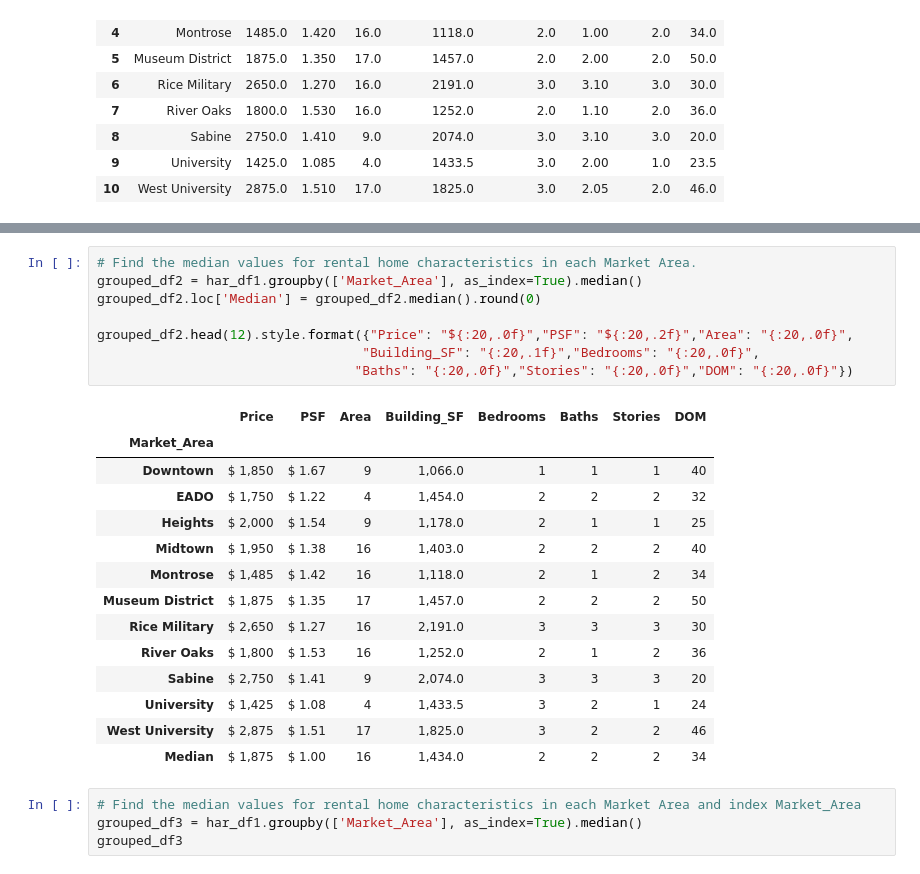
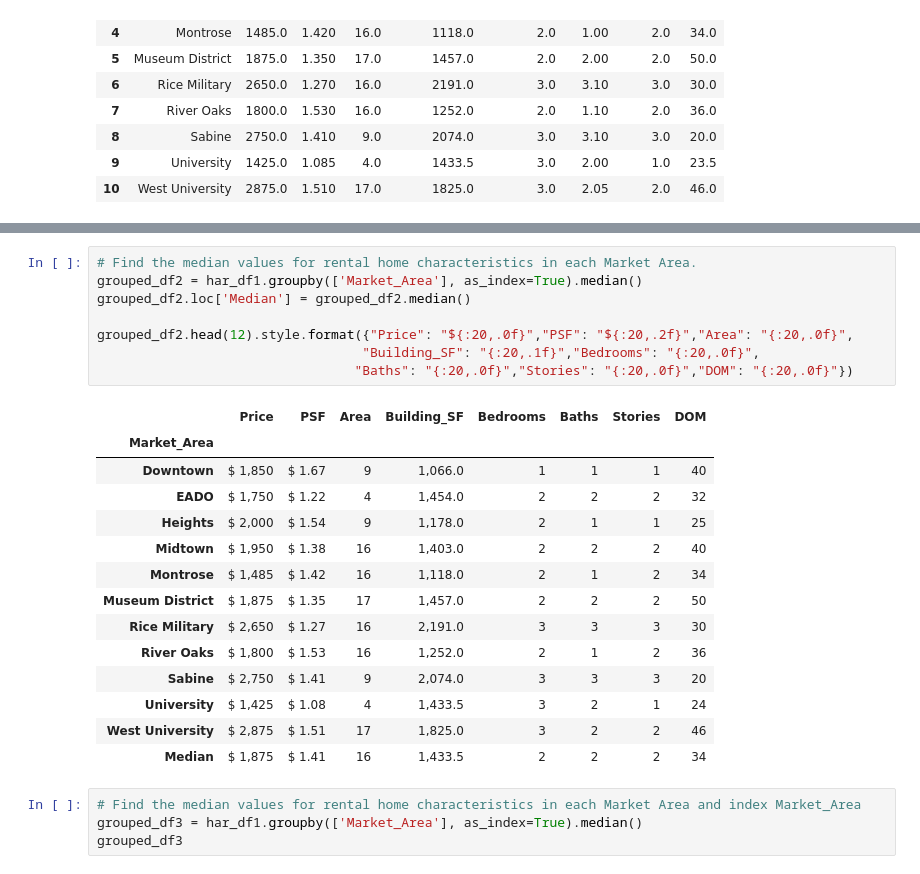
Before and after one commit to danawoodruff/Web-Design-Challenge, a Jupyter notebook: Jupyter.ipynb, the cells around one changed output, grey strips where cells are left out. Cells and saved outputs as stored; diff of their text form.

```diff
--- a/Jupyter.ipynb
+++ b/Jupyter.ipynb
@@ -802,26 +806,26 @@ plt.show(block=True)
 # %%
 # Find the median values for rental home characteristics in each Market Area.
 grouped_df2 = har_df1.groupby(['Market_Area'], as_index=True).median()
-grouped_df2.loc['Median'] = grouped_df2.median().round(0)
+grouped_df2.loc['Median'] = grouped_df2.median()
 
 grouped_df2.head(12).style.format({"Price": "${:20,.0f}","PSF": "${:20,.2f}","Area": "{:20,.0f}",
                                   "Building_SF": "{:20,.1f}","Bedrooms": "{:20,.0f}",
                                  "Baths": "{:20,.0f}","Stories": "{:20,.0f}","DOM": "{:20,.0f}"})
 # %% [output]
 |  | Price | PSF | Area | Building_SF | Bedrooms | Baths | Stories | DOM |
 | Market_Area |  |  |  |  |  |  |  |  |
 | Downtown | $ 1,850 | $ 1.67 | 9 | 1,066.0 | 1 | 1 | 1 | 40 |
 | EADO | $ 1,750 | $ 1.22 | 4 | 1,454.0 | 2 | 2 | 2 | 32 |
 | Heights | $ 2,000 | $ 1.54 | 9 | 1,178.0 | 2 | 1 | 1 | 25 |
 | Midtown | $ 1,950 | $ 1.38 | 16 | 1,403.0 | 2 | 2 | 2 | 40 |
 | Montrose | $ 1,485 | $ 1.42 | 16 | 1,118.0 | 2 | 1 | 2 | 34 |
 | Museum District | $ 1,875 | $ 1.35 | 17 | 1,457.0 | 2 | 2 | 2 | 50 |
 | Rice Military | $ 2,650 | $ 1.27 | 16 | 2,191.0 | 3 | 3 | 3 | 30 |
 | River Oaks | $ 1,800 | $ 1.53 | 16 | 1,252.0 | 2 | 1 | 2 | 36 |
 | Sabine | $ 2,750 | $ 1.41 | 9 | 2,074.0 | 3 | 3 | 3 | 20 |
 | University | $ 1,425 | $ 1.08 | 4 | 1,433.5 | 3 | 2 | 1 | 24 |
 | West University | $ 2,875 | $ 1.51 | 17 | 1,825.0 | 3 | 2 | 2 | 46 |
-| Median | $ 1,875 | $ 1.00 | 16 | 1,434.0 | 2 | 2 | 2 | 34 |
+| Median | $ 1,875 | $ 1.41 | 16 | 1,433.5 | 2 | 2 | 2 | 34 |
 # %%
 # Find the median values for rental home characteristics in each Market Area and index Market_Area
 grouped_df3 = har_df1.groupby(['Market_Area'], as_index=True).median()
```
Also changed, not shown: parts of 13 cells of this notebook, 22 other files.
